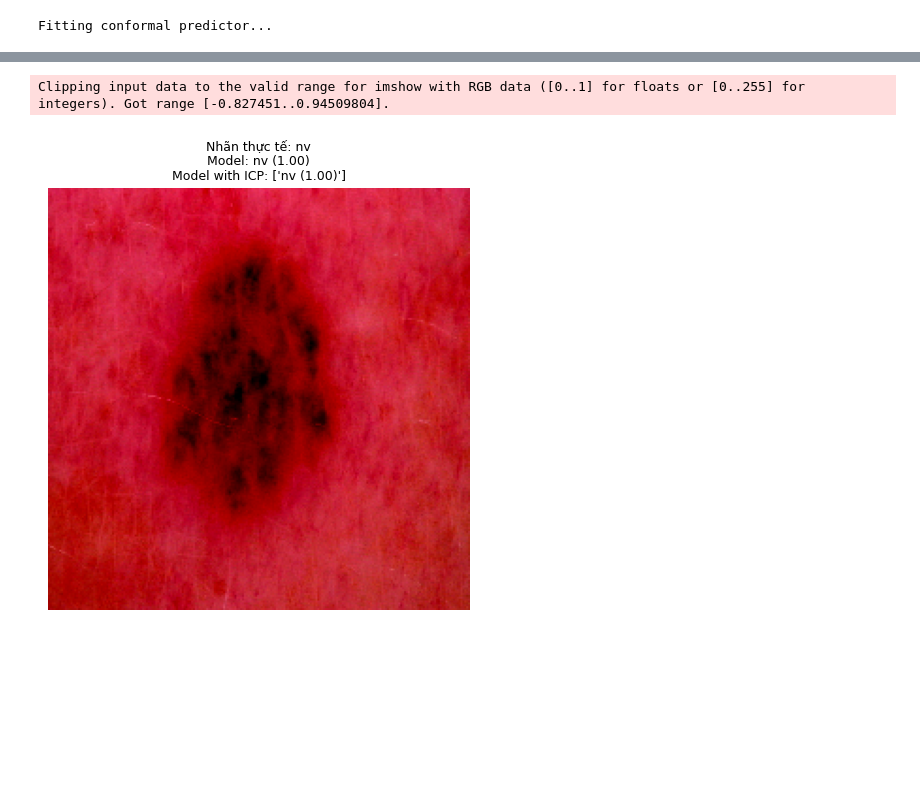
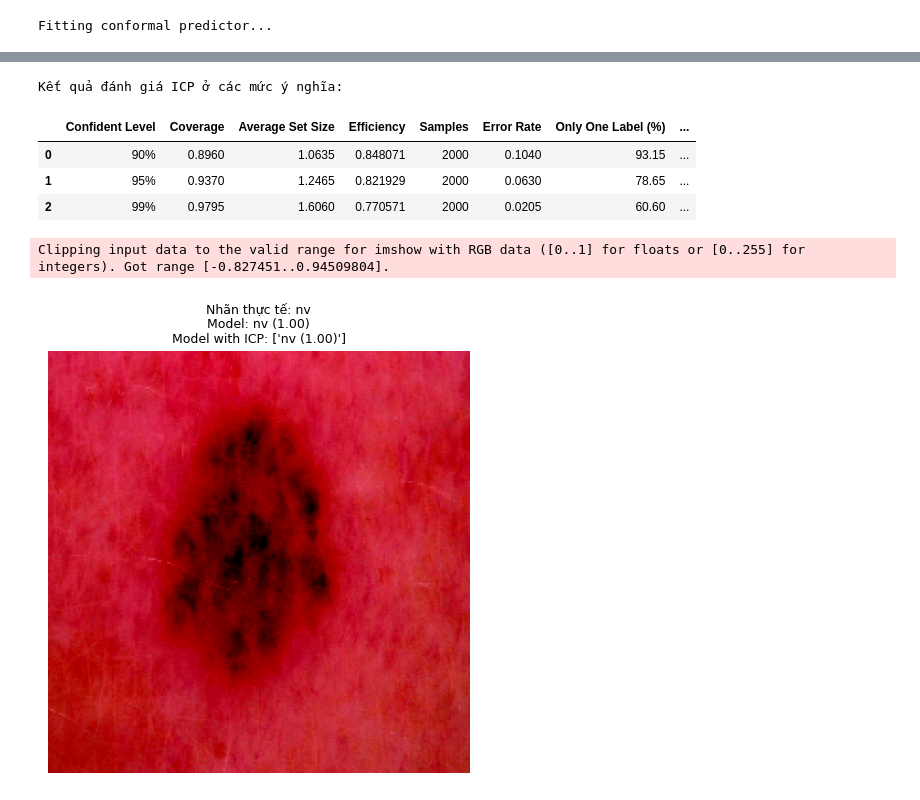
Before and after one commit to phanQuock2/Skin_Cancer_Classification_Conformal, a Jupyter notebook: setup_data.ipynb, the cells around one changed output, grey strips where cells are left out. Cells and saved outputs as stored; diff of their text form; code cells hidden in the pictures; blank space fills up the shorter version.

```diff
--- a/setup_data.ipynb
+++ b/setup_data.ipynb
@@ -871,0 +840,26 @@ Target Significance: 0.100
+# %%
+def compute_icp_metrics(total, n_classes, epsilon):
+    count = total['count']
+    confident_level = f"{int((1 - epsilon) * 100)}%"
+
+    return {
+        'Confident Level': confident_level,
+        'Error Rate': 1 - total['coverage_sum'] / count,
+        'Only One Label (%)': 100 * total['one_label'] / count,
+        'More Than One Label (%)': 100 * total['multi_label'] / count,
+        'No Label (%)': 100 * total['no_label'] / count
+    }
+# %%
+def evaluate_icp_on_test(icp, test_batches, epsilon, n_classes, max_batches=2000):
+    total = collect_batch_results(icp, test_batches, epsilon, n_classes, max_batches)
+    metrics1 = compute_set_metrics(total, n_classes)
+    metrics2 = compute_icp_metrics(total, n_classes, epsilon)
+    return {**{'Confident Level': metrics2['Confident Level']}, **metrics1, **metrics2}
+# %%
+epsilons = [0.1, 0.05, 0.01]
+
+for eps in epsilons:
+    if eps not in icp.nc_scorer.thresholds:
+        icp.nc_scorer.calculate_threshold(eps)
+
+    save_icp_config(icp, eps)
@@ -871,0 +870,9 @@ Target Significance: 0.100
+# %%
+epsilons = [0.1, 0.05, 0.01]
+results = []
+
+print("\n--- Đánh giá ICP theo các mức ý nghĩa ---")
+for eps in epsilons:
+    print(f"\n=> Đang đánh giá với epsilon = {eps} ...")
+    result = evaluate_icp_on_test(icp, test_batches, epsilon=eps, n_classes=y_cal.shape[1])
+    results.append(result)
@@ -872,3 +887,13 @@ Target Significance: 0.100
+# %%
+df_results = pd.DataFrame(results)
+print("\nKết quả đánh giá ICP ở các mức ý nghĩa:")
+df_results
+# %% [output]
+Kết quả đánh giá ICP ở các mức ý nghĩa:
+|  | Confident Level | Coverage | Average Set Size | Efficiency | Samples | Error Rate | Only One Label (%) | ... |
+| 0 | 90% | 0.8960 | 1.0635 | 0.848071 | 2000 | 0.1040 | 93.15 | ... |
+| 1 | 95% | 0.9370 | 1.2465 | 0.821929 | 2000 | 0.0630 | 78.65 | ... |
+| 2 | 99% | 0.9795 | 1.6060 | 0.770571 | 2000 | 0.0205 | 60.60 | ... |
 # %%
 import matplotlib.pyplot as plt
 
```
Also changed, not shown: parts of 20 cells of this notebook, 8 other files.
